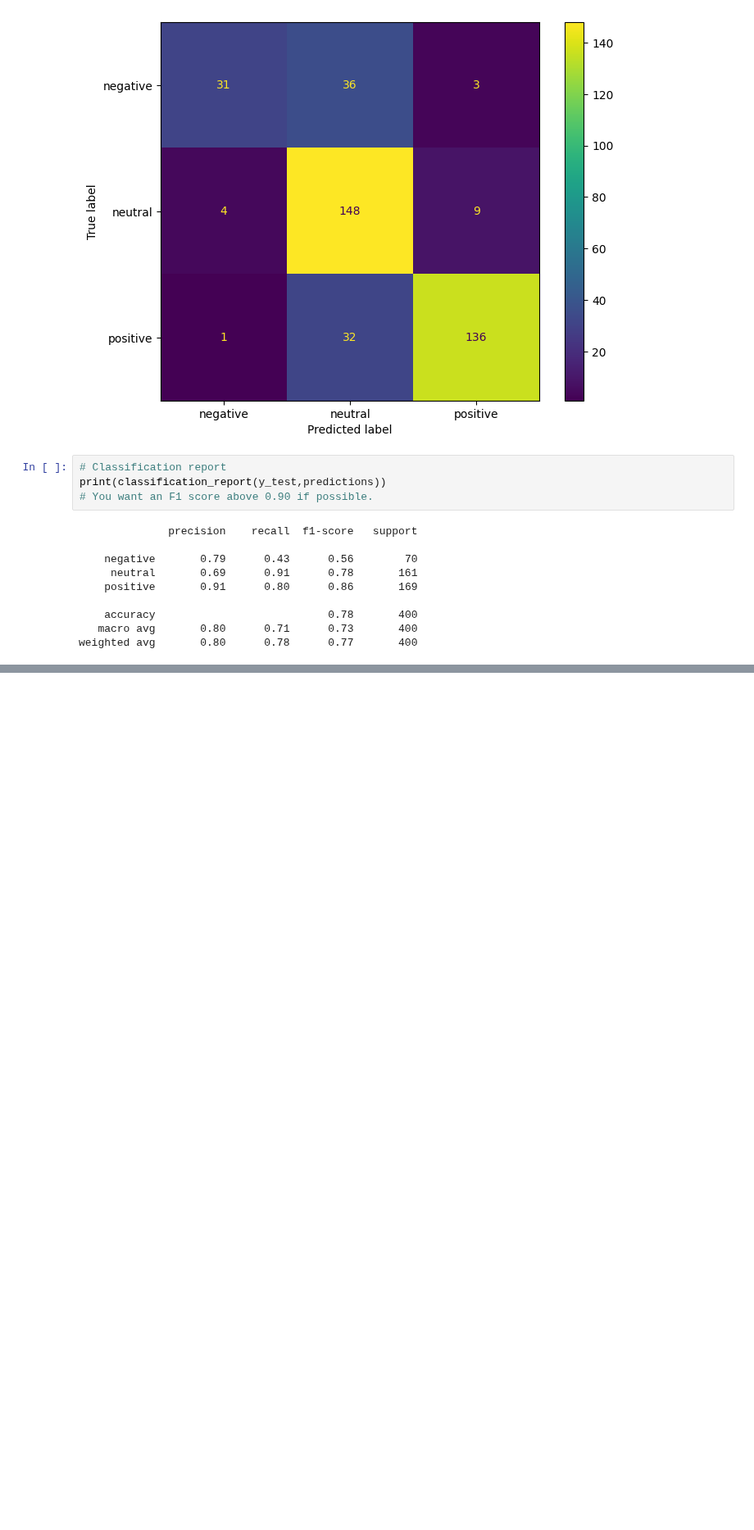
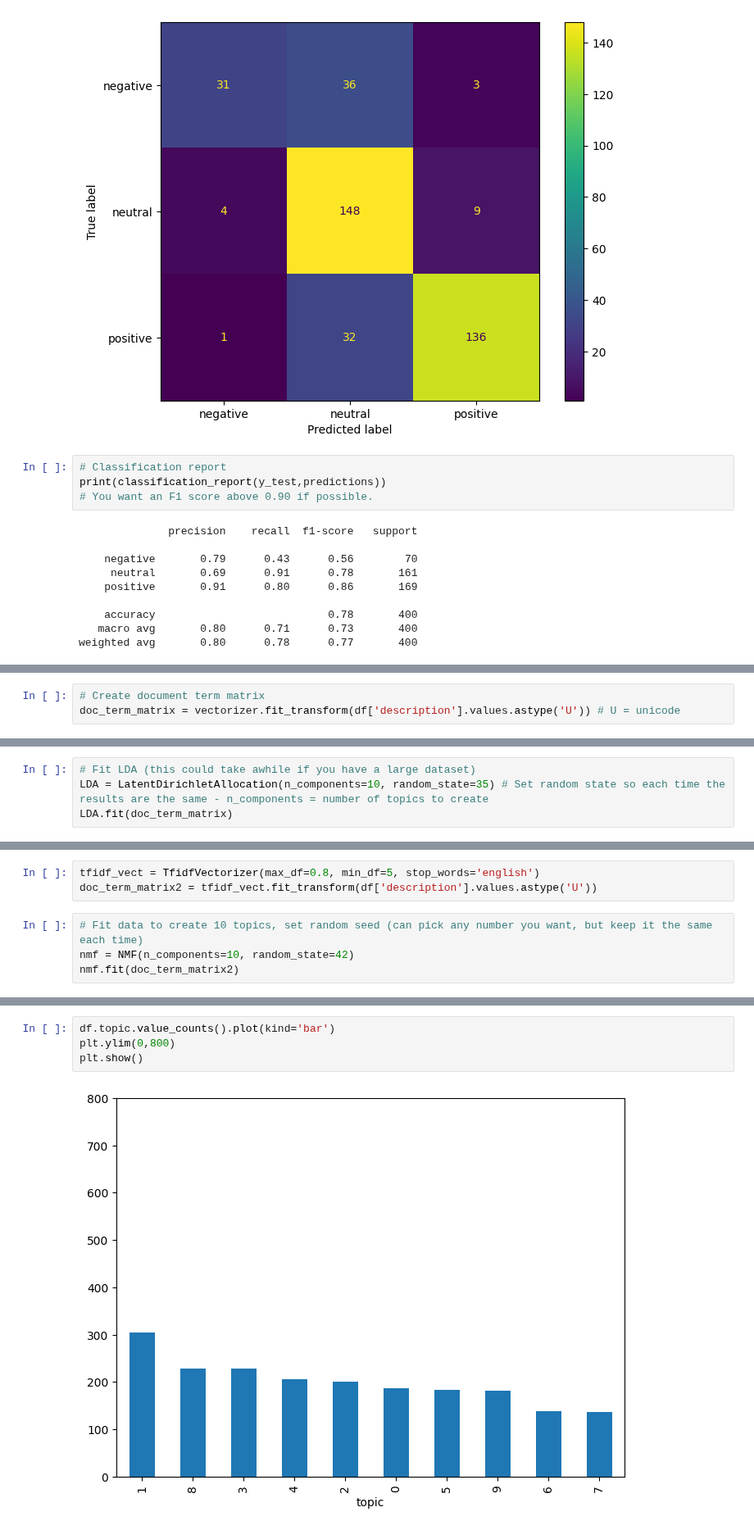
Before and after one commit to wjurden/college-football-project, a Jupyter notebook: code/deep_dives/eleven_warriors_sentiment_analysis.ipynb, the cells around one changed output, grey strips where cells are left out. Shown at 82% size. Drawn from its saved outputs; the diff is of its cells as text; blank space fills up the shorter version.

Commit message:
Update eleven_warriors_sentiment_analysis.ipynb
Added topic modeling to the analysis using LDA and Non-Negative Matrix Factorization

```diff
--- a/code/deep_dives/eleven_warriors_sentiment_analysis.ipynb
+++ b/code/deep_dives/eleven_warriors_sentiment_analysis.ipynb
@@ -360,0 +277,3 @@ df.head()
+# %%
+# Create document term matrix
+doc_term_matrix = vectorizer.fit_transform(df['description'].values.astype('U')) # U = unicode
@@ -360,0 +285,4 @@ df.head()
+# %%
+# Fit LDA (this could take awhile if you have a large dataset)
+LDA = LatentDirichletAllocation(n_components=10, random_state=35) # Set random state so each time the results are the same - n_components = number of topics to create
+LDA.fit(doc_term_matrix)
@@ -360,0 +352,7 @@ df.head()
+# %%
+tfidf_vect = TfidfVectorizer(max_df=0.8, min_df=5, stop_words='english')
+doc_term_matrix2 = tfidf_vect.fit_transform(df['description'].values.astype('U'))
+# %%
+# Fit data to create 10 topics, set random seed (can pick any number you want, but keep it the same each time)
+nmf = NMF(n_components=10, random_state=42)
+nmf.fit(doc_term_matrix2)
@@ -360,0 +415,6 @@ df.head()
+# %%
+df.topic.value_counts().plot(kind='bar')
+plt.ylim(0,800)
+plt.show()
+# %% [output]
+[figure, added]
```
Also changed, not shown: parts of 19 cells of this notebook.
